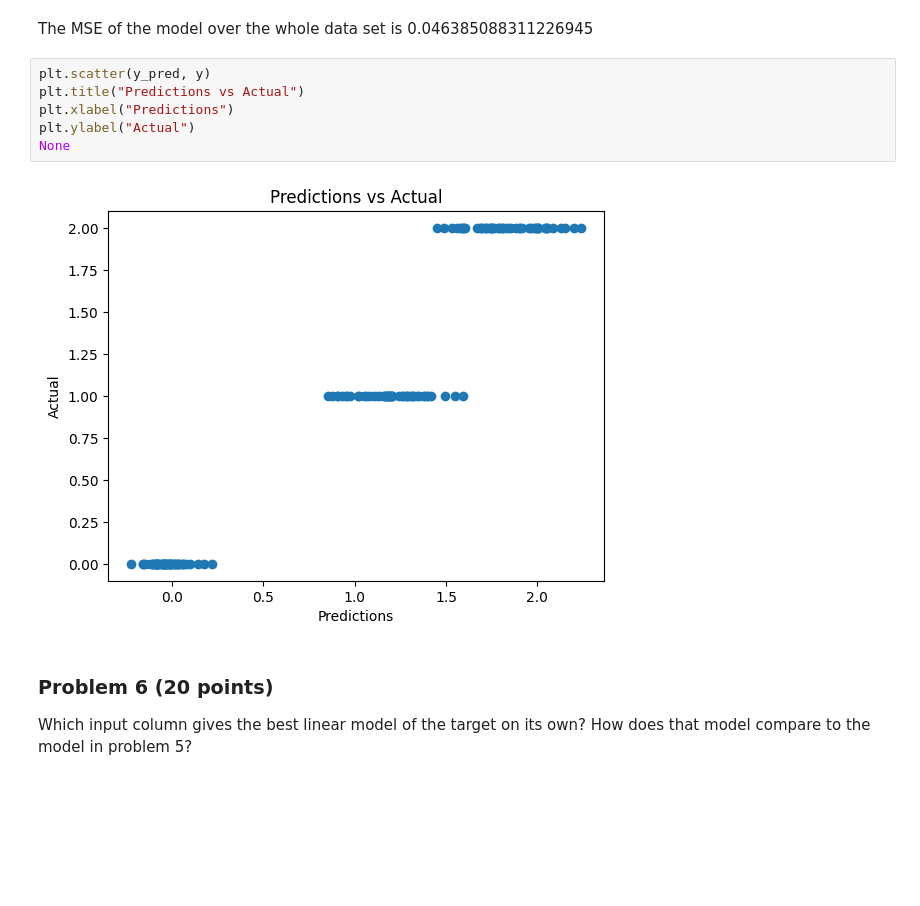
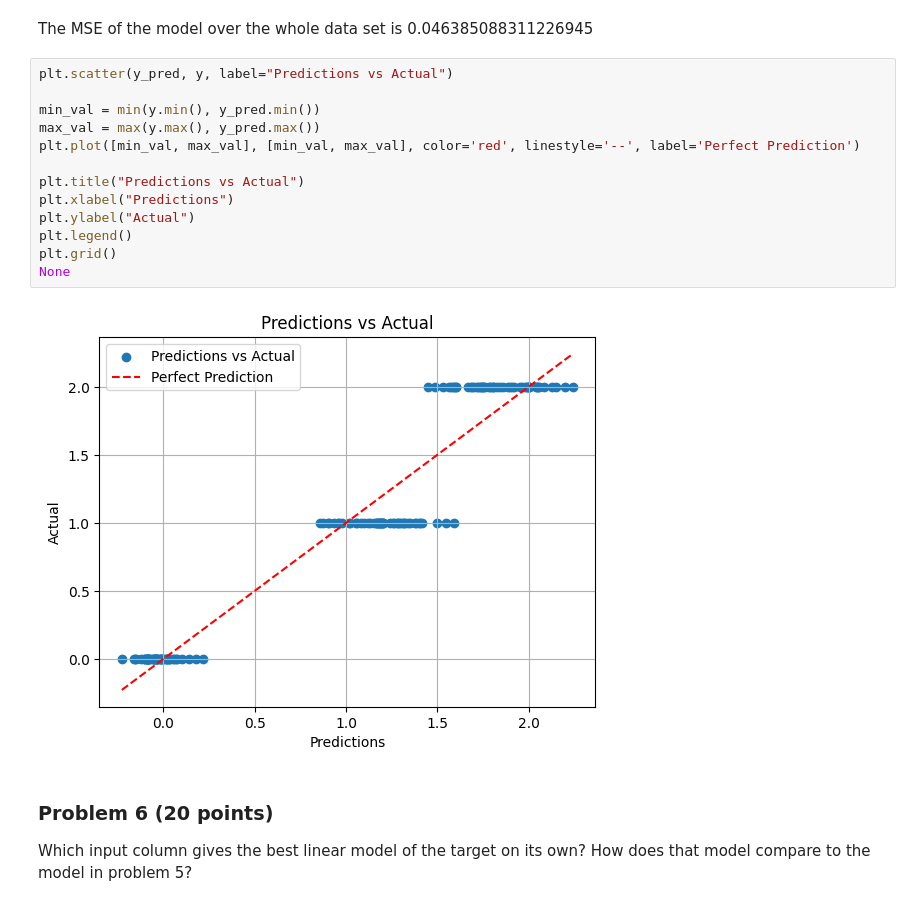
Before and after one commit to calebhadley1/dx601-final-project, a Jupyter notebook: project.ipynb, the cells around one changed output. Cells and saved outputs as stored; diff of their text form; blank space fills up the shorter version.

```diff
--- a/project.ipynb
+++ b/project.ipynb
@@ -197,13 +198,20 @@ mse
 # %% [markdown]
 The MSE of the model over the whole data set is 0.046385088311226945
 # %%
-plt.scatter(y_pred, y)
+plt.scatter(y_pred, y, label="Predictions vs Actual")
+
+min_val = min(y.min(), y_pred.min())
+max_val = max(y.max(), y_pred.max())
+plt.plot([min_val, max_val], [min_val, max_val], color='red', linestyle='--', label='Perfect Prediction')
+
 plt.title("Predictions vs Actual")
 plt.xlabel("Predictions")
 plt.ylabel("Actual")
+plt.legend()
+plt.grid()
 None
 # %% [output]
-[figure, old version]
+[figure, new version]
 # %% [markdown]
 ### Problem 6 (20 points)
 
```
Also changed, not shown: parts of 4 cells of this notebook.
